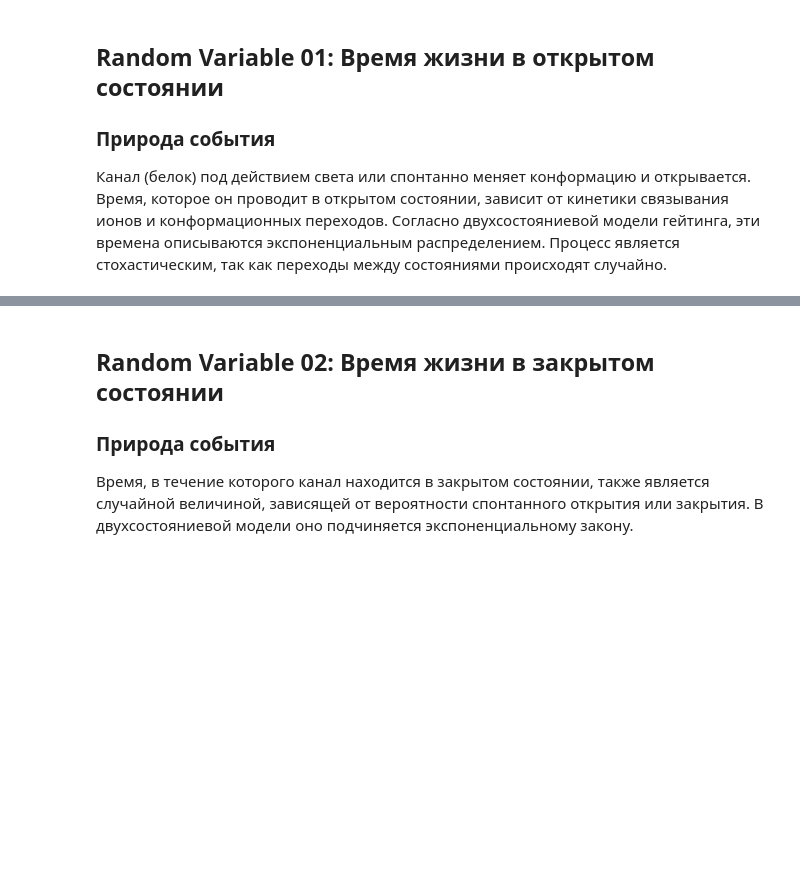
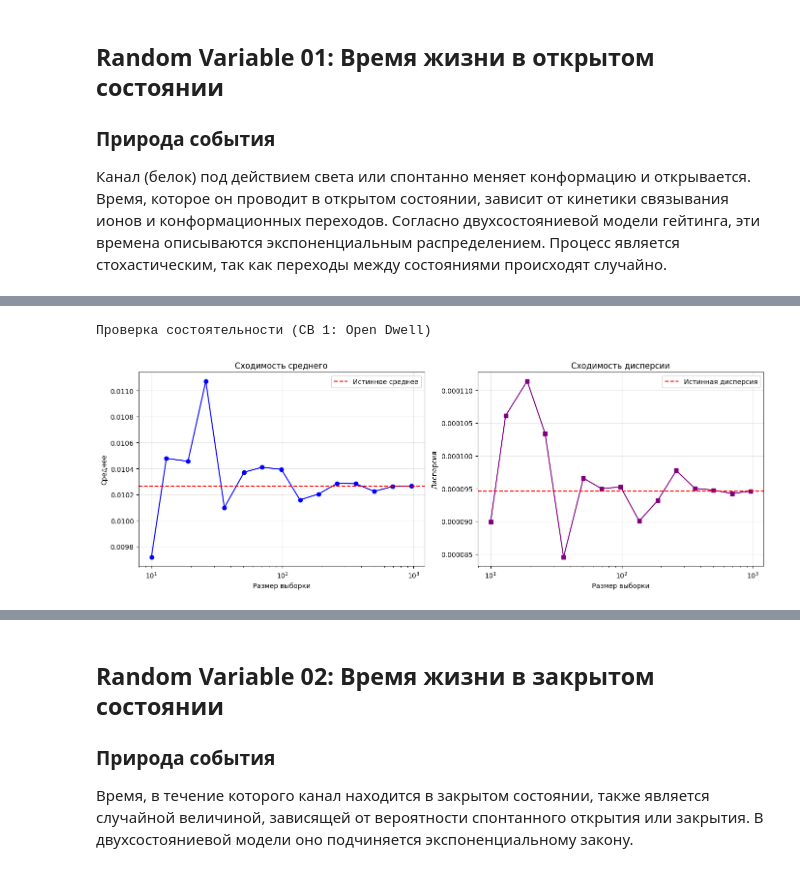
Before and after one commit to pinturia-star/lab01-stochastics, a Jupyter notebook: Lab01.ipynb, the cells around one changed output, grey strips where cells are left out. Cells and saved outputs as stored; diff of their text form; code cells hidden in the pictures; blank space fills up the shorter version.

```diff
--- a/Lab01.ipynb
+++ b/Lab01.ipynb
@@ -99,0 +119,48 @@ print(f"Статистики: mean={np.mean(open_dwell):.4f}, std={np.std(open_d
+# %%
+print("Проверка состоятельности (СВ 1: Open Dwell)")
+np.random.seed(42)
+sizes_open = np.logspace(1, np.log10(len(open_dwell)), 15).astype(int)
+
+# Собираем данные для среднего и дисперсии
+means_open = []
+vars_open = []
+n_iterations = 30 # Повторяем 30 раз для надежности
+
+for s in sizes_open:
+    m_list = []
+    v_list = []
+    for _ in range(n_iterations):
+        sample = np.random.choice(open_dwell, size=s, replace=False)
+        m_list.append(np.mean(sample))
+        v_list.append(np.var(sample, ddof=1))
+    means_open.append(np.mean(m_list))
+    vars_open.append(np.mean(v_list))
+
+
+fig, (ax1, ax2) = plt.subplots(1, 2, figsize=(14, 5))
+
+# График среднего
+ax1.plot(sizes_open, means_open, marker='o', color='blue')
+ax1.axhline(np.mean(open_dwell), color='red', linestyle='dashed', label='Истинное среднее')
+ax1.set_xscale('log')
+ax1.set_xlabel('Размер выборки')
+ax1.set_ylabel('Среднее')
+ax1.set_title('Сходимость среднего')
+ax1.legend()
+ax1.grid(True, alpha=0.3)
+
+# График дисперсии
+ax2.plot(sizes_open, vars_open, marker='s', color='purple')
+ax2.axhline(np.var(open_dwell, ddof=1), color='red', linestyle='dashed', label='Истинная дисперсия')
+ax2.set_xscale('log')
+ax2.set_xlabel('Размер выборки')
+ax2.set_ylabel('Дисперсия')
+ax2.set_title('Сходимость дисперсии')
+ax2.legend()
+ax2.grid(True, alpha=0.3)
+
+plt.tight_layout()
+plt.show()
+# %% [output]
+Проверка состоятельности (СВ 1: Open Dwell)
+[figure, added]
```
Also changed, not shown: parts of 33 cells of this notebook.
